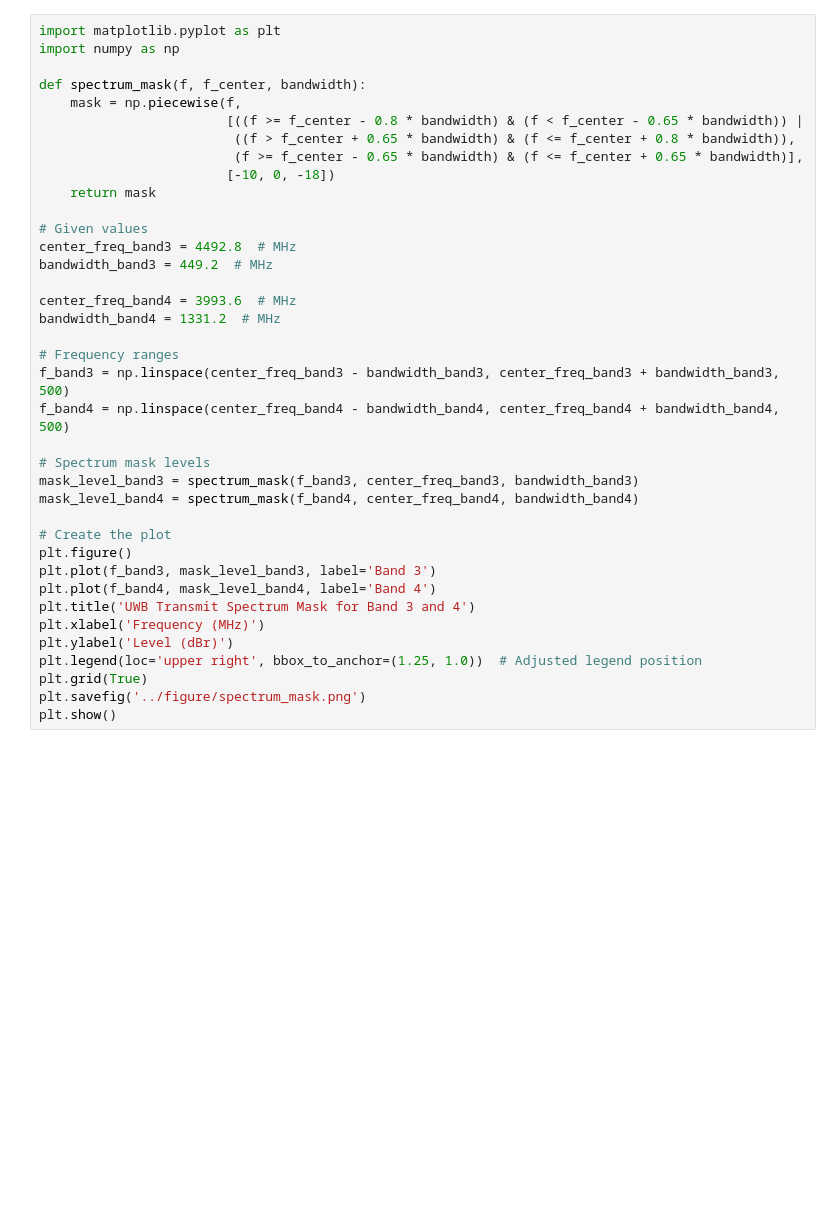
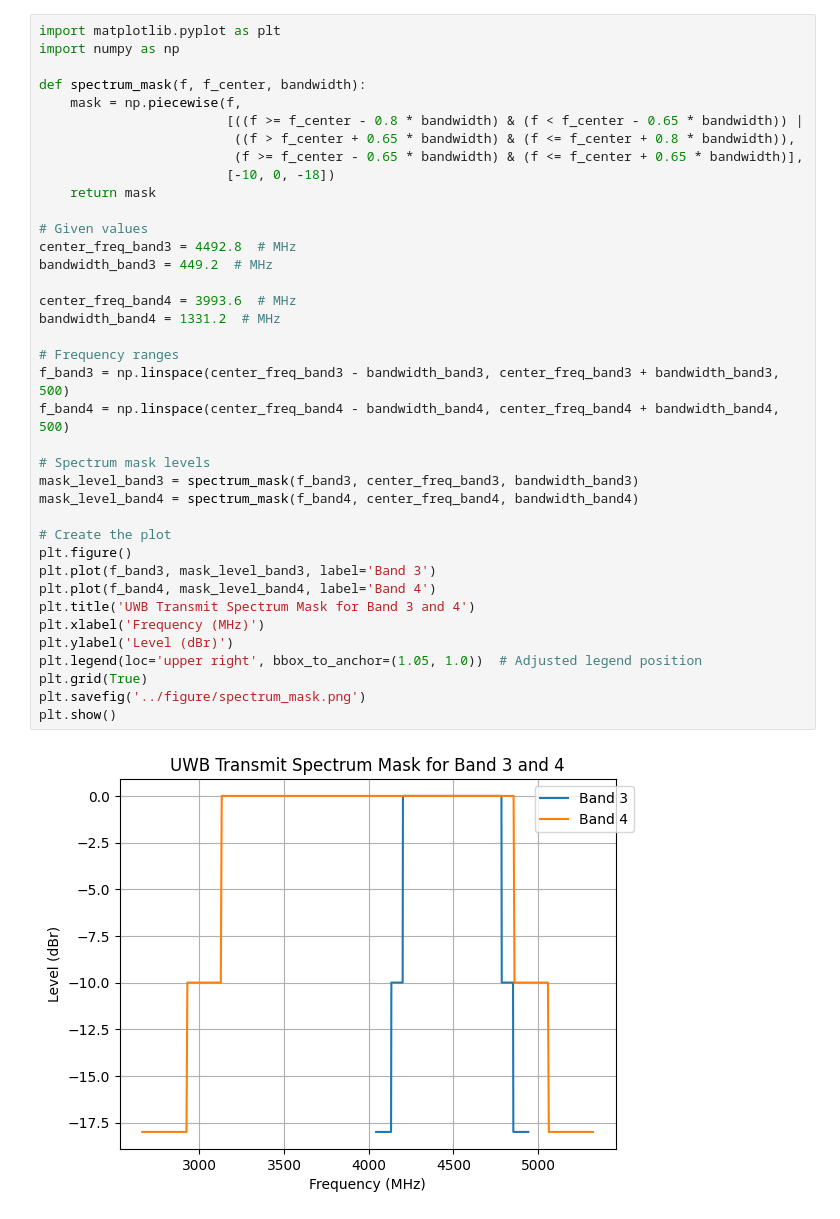
Before and after one commit to FeiBoNaQi/zjuthesis, a Jupyter notebook: script/plot.ipynb, the cells around one changed output. Saved outputs shown, nothing was run; the diff lists cells and outputs as text; blank space fills up the shorter version.

Commit message:
change legend position

```diff
--- a/script/plot.ipynb
+++ b/script/plot.ipynb
@@ -8,31 +8,33 @@ def spectrum_mask(f, f_center, bandwidth):
                          ((f > f_center + 0.65 * bandwidth) & (f <= f_center + 0.8 * bandwidth)),
                          (f >= f_center - 0.65 * bandwidth) & (f <= f_center + 0.65 * bandwidth)],
                         [-10, 0, -18])
     return mask
 
 # Given values
 center_freq_band3 = 4492.8  # MHz
 bandwidth_band3 = 449.2  # MHz
 
 center_freq_band4 = 3993.6  # MHz
 bandwidth_band4 = 1331.2  # MHz
 
 # Frequency ranges
 f_band3 = np.linspace(center_freq_band3 - bandwidth_band3, center_freq_band3 + bandwidth_band3, 500)
 f_band4 = np.linspace(center_freq_band4 - bandwidth_band4, center_freq_band4 + bandwidth_band4, 500)
 
 # Spectrum mask levels
 mask_level_band3 = spectrum_mask(f_band3, center_freq_band3, bandwidth_band3)
 mask_level_band4 = spectrum_mask(f_band4, center_freq_band4, bandwidth_band4)
 
 # Create the plot
 plt.figure()
 plt.plot(f_band3, mask_level_band3, label='Band 3')
 plt.plot(f_band4, mask_level_band4, label='Band 4')
 plt.title('UWB Transmit Spectrum Mask for Band 3 and 4')
 plt.xlabel('Frequency (MHz)')
 plt.ylabel('Level (dBr)')
-plt.legend(loc='upper right', bbox_to_anchor=(1.25, 1.0))  # Adjusted legend position
+plt.legend(loc='upper right', bbox_to_anchor=(1.05, 1.0))  # Adjusted legend position
 plt.grid(True)
 plt.savefig('../figure/spectrum_mask.png')
 plt.show()
+# %% [output]
+[figure, added]
```
